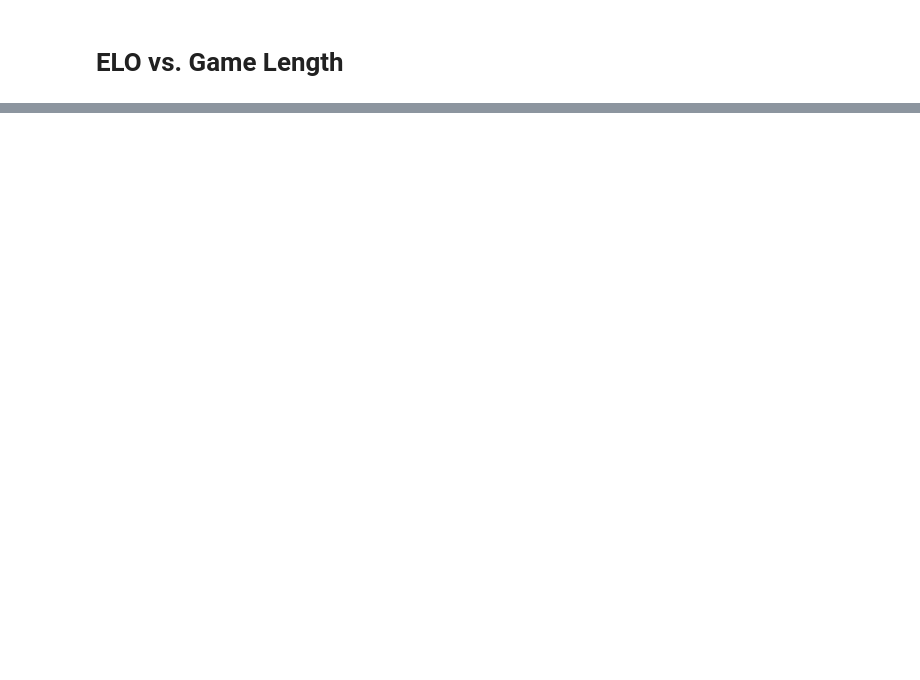
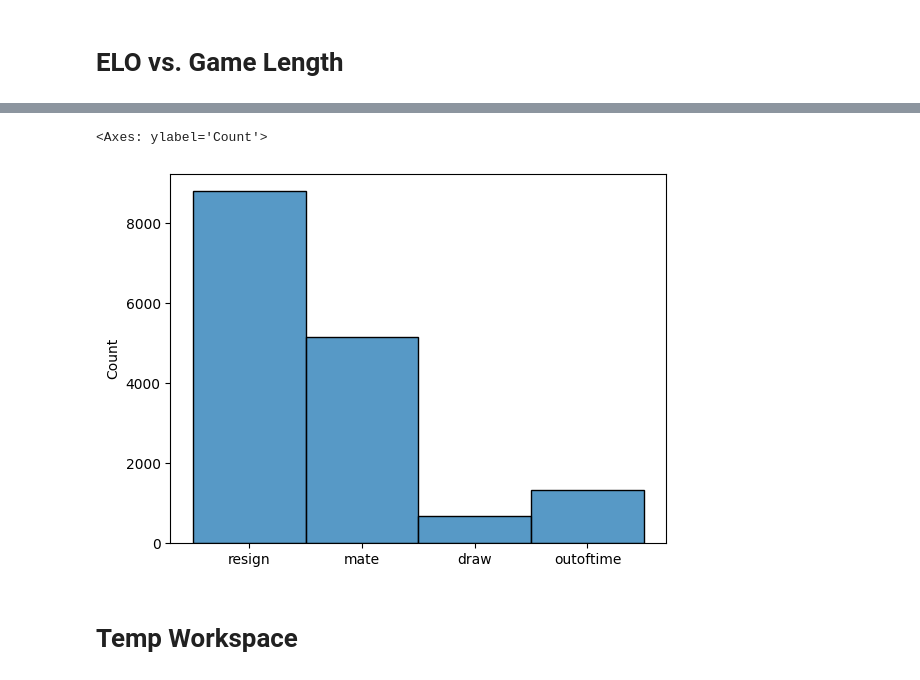
Before and after one commit to T-hawk/chess-ds-final, a Jupyter notebook: kahlil-notebook.ipynb, the cells around one changed output, grey strips where cells are left out. Cells and saved outputs as stored; diff of their text form; code cells hidden in the pictures; blank space fills up the shorter version.

```diff
--- a/kahlil-notebook.ipynb
+++ b/kahlil-notebook.ipynb
@@ -184,0 +299,7 @@ Average number of turns
+# %%
+sns.histplot(pd.Categorical(chess_data['victory_status'].map({0:'resign',1:'mate',2:'draw',3:'outoftime'}),categories=['resign','mate','draw','outoftime'],ordered=True))
+# %% [output]
+<Axes: ylabel='Count'>
+[figure, added]
+# %% [markdown]
+# Temp Workspace
```
Also changed, not shown: parts of 14 cells of this notebook, 3 other files.
